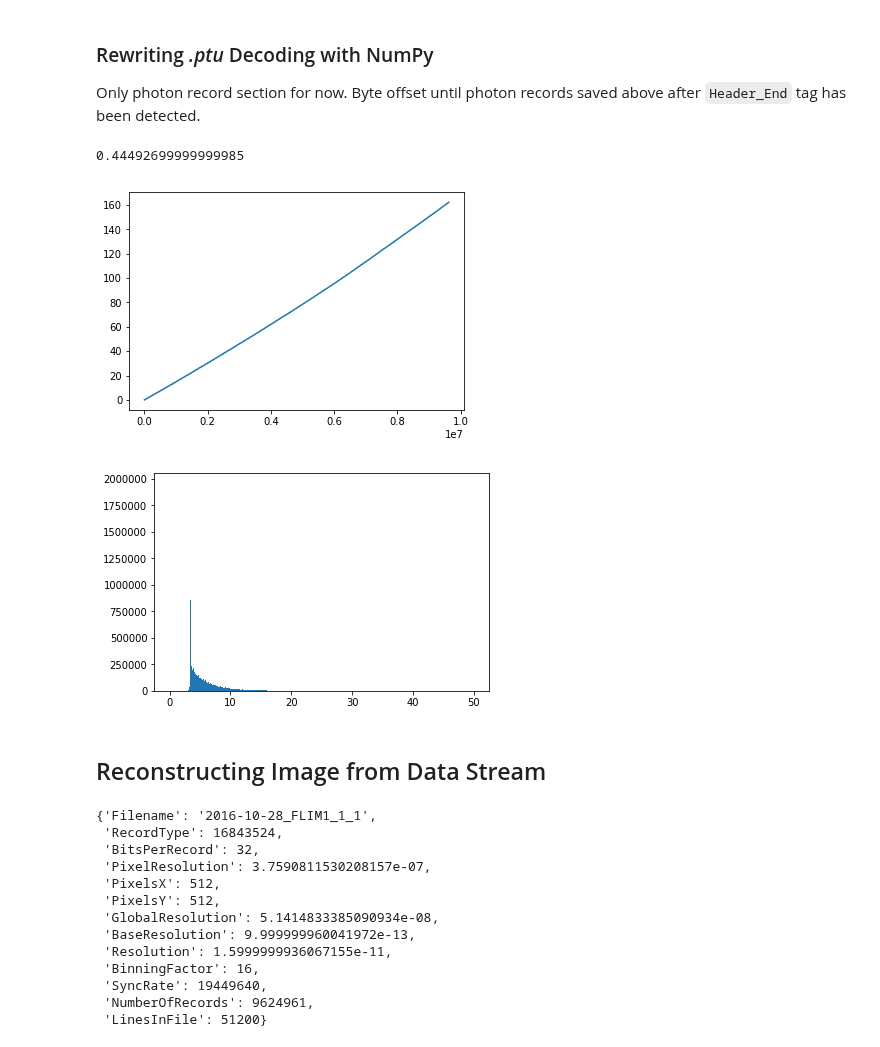
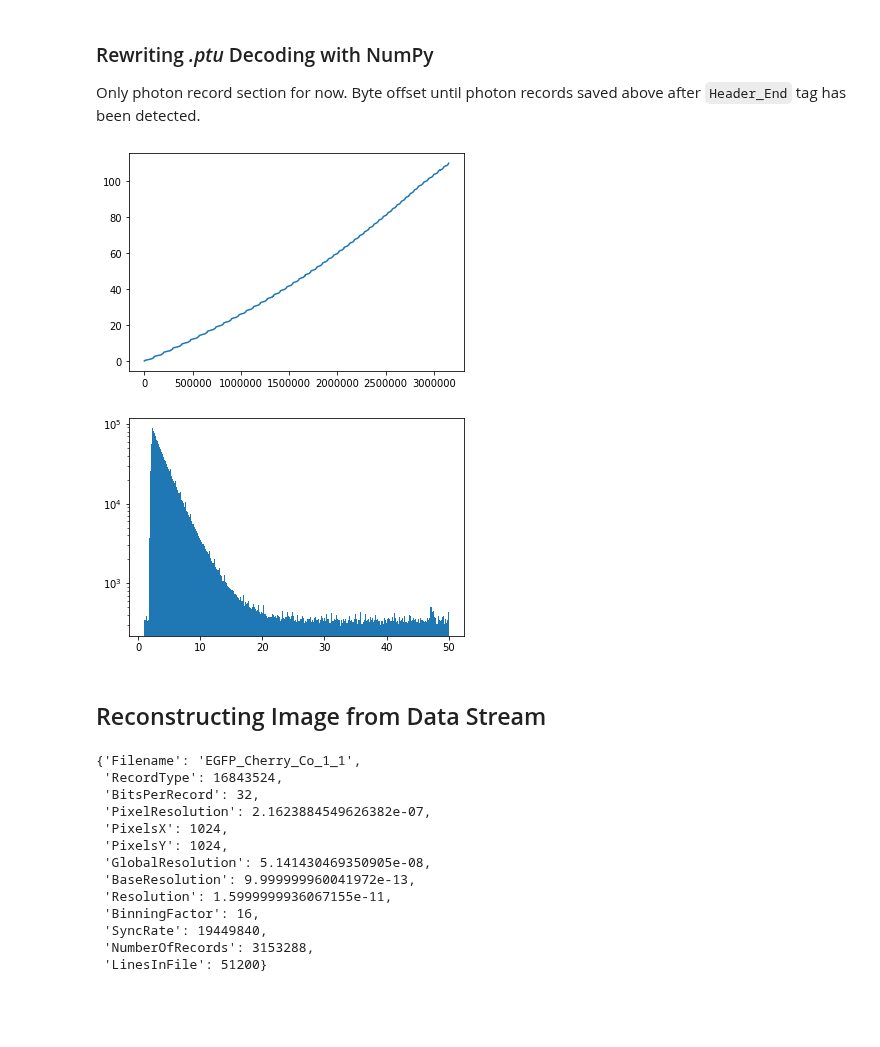
Before and after one commit to Tomkaehst/PhasorFLIM, a Jupyter notebook: app/PicoQuant PTU Decoding and Fitting.ipynb, the cells around one changed output. Cells and saved outputs as stored; diff of their text form; code cells hidden in the pictures; blank space fills up the shorter version.

Commit message:
minor debugging attempts

````diff
--- a/app/PicoQuant PTU Decoding and Fitting.ipynb
+++ b/app/PicoQuant PTU Decoding and Fitting.ipynb
@@ -21,11 +21,11 @@ After file verification, header tags of different data types are read out. The h
 import sys, struct, io, os
 import math
 import numpy as np
-import time # For measuring code performance
+from numba import jit
 %matplotlib inline
 import matplotlib.pyplot as plt
 
-ptupath = 'testData/2016-10-28_FLIM1_1_1.ptu'
+ptupath = 'testData/EGFP_Cherry_Co_1_1.ptu'
 ptureadstream = open(ptupath, 'rb')
 
 filemagic = ptureadstream.read(8).decode('utf8').strip('\0')
@@ -233,11 +233,7 @@ ptureadstream.close()
 ### Rewriting *.ptu* Decoding with NumPy
 Only photon record section for now. Byte offset until photon records saved above after ```Header_End``` tag has been detected.
 # %%
-# Function treating overflows and recover macrotimes
-
-from numba import jit # Attempting numba acceleration of this task
-
-@jit(nopython = True)
+@jit(nopython = True, cache=True)
 def treatOverflows(recordarray, macrotimefactor):
     overflow_period = 1024
     overflow_cor = 0
@@ -245,7 +241,6 @@ def treatOverflows(recordarray, macrotimefactor):
     for record in recordarray:
         if(record['marker'] == 127):
             overflow_cor = overflow_cor + overflow_period * (record['record'] & (2^10 -1))
-
-        record['macrotime'] = overflow_cor + ((record['record'] & 1023) * macrotimefactor)
+        record['macrotime'] = (overflow_cor + (record['record'] & 1023)) * macrotimefactor
 
     return(recordarray)
@@ -266,8 +247,5 @@ def treatOverflows_two(recordarray, macrotimefactor):
 # %%
 ## Trying to use NumPy for binary decoding and processing
-
-# measure time performance
-start = time.clock()
 
 # Initializing numpy array holding photon data
 ## record: raw TCSPC data from binary file, UInt32, see PicoQuant
@@ -298,24 +276,17 @@ flimarray[:]['nanotime'] = (np.right_shift(
         flimarray[:]['record'], 10) & 32767) * nanoMultFactor
 
 # Recover macrotimes and treat overflows
-flimarray = treatOverflows_two(flimarray, macroMultFactor)
-
-# Stop timer to measure time performance
-stop = time.clock()
-
-print(stop - start)
+flimarray = treatOverflows(flimarray, macroMultFactor)
-# %% [output]
-0.44492699999999985
 # %%
 plt.plot(flimarray['macrotime'])
 plt.show()
 # %% [output]
-[figure, old version]
+[figure, new version]
 # %%
-plt.hist(flimarray['nanotime'], bins=500, range = (0, 50))
+plt.hist(flimarray['nanotime'], bins=500, range = (1, 50), log = "y")
 plt.show()
 # %% [output]
-[figure, old version]
+[figure, new version]
 # %% [markdown]
 ## Reconstructing Image from Data Stream
 # %%
@@ -346,18 +305,18 @@ intensityImage = np.zeros((FLIMInfo['PixelsX'], FLIMInfo['PixelsY']), dtype = np
 # %%
 FLIMInfo
 # %% [output]
-{'Filename': '2016-10-28_FLIM1_1_1',
+{'Filename': 'EGFP_Cherry_Co_1_1',
  'RecordType': 16843524,
  'BitsPerRecord': 32,
- 'PixelResolution': 3.7590811530208157e-07,
- 'PixelsX': 512,
- 'PixelsY': 512,
- 'GlobalResolution': 5.1414833385090934e-08,
+ 'PixelResolution': 2.1623884549626382e-07,
+ 'PixelsX': 1024,
+ 'PixelsY': 1024,
+ 'GlobalResolution': 5.141430469350905e-08,
  'BaseResolution': 9.999999960041972e-13,
  'Resolution': 1.5999999936067155e-11,
  'BinningFactor': 16,
- 'SyncRate': 19449640,
- 'NumberOfRecords': 9624961,
+ 'SyncRate': 19449840,
+ 'NumberOfRecords': 3153288,
  'LinesInFile': 51200}
 # %%
 @jit(nopython=True, cache=True)
````
Also changed, not shown: parts of 12 cells of this notebook, 4 other files.
